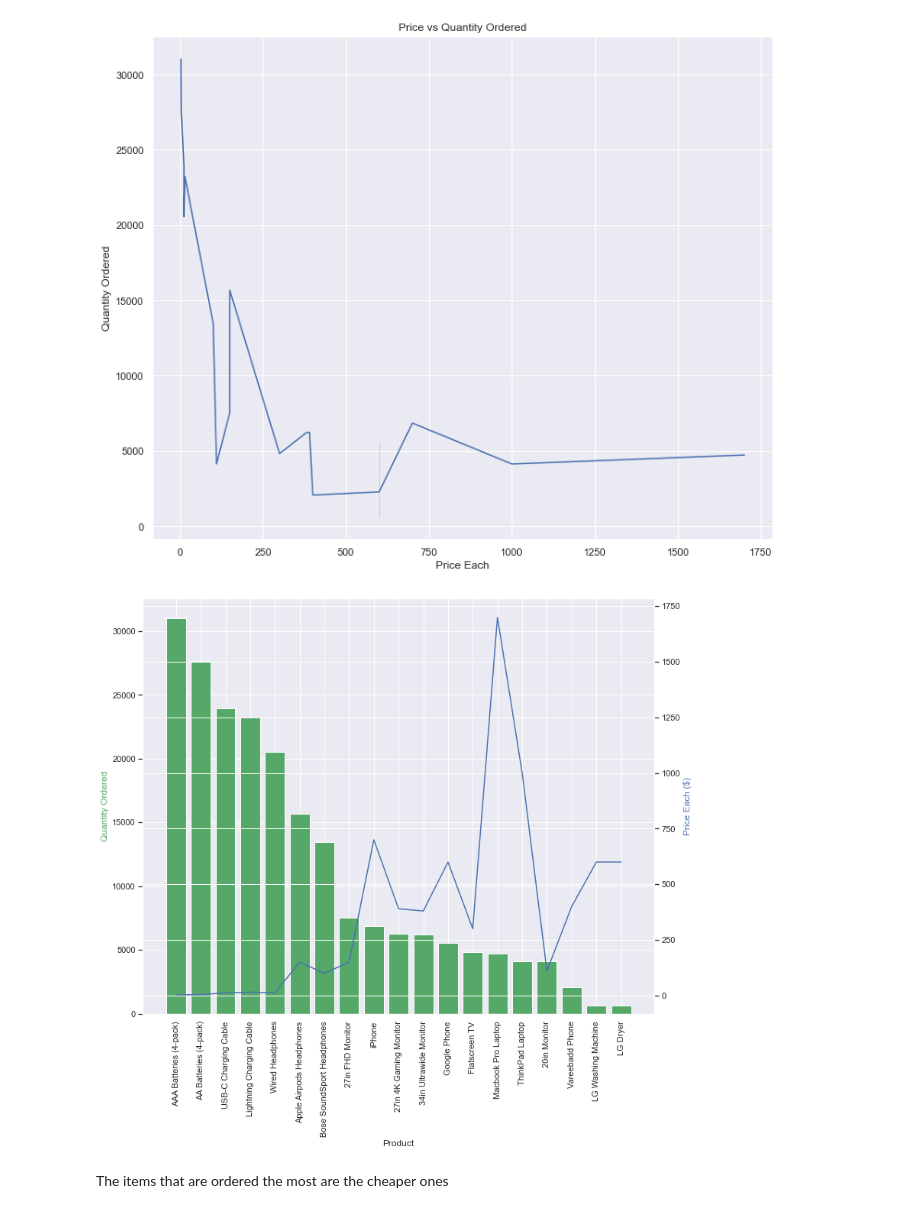
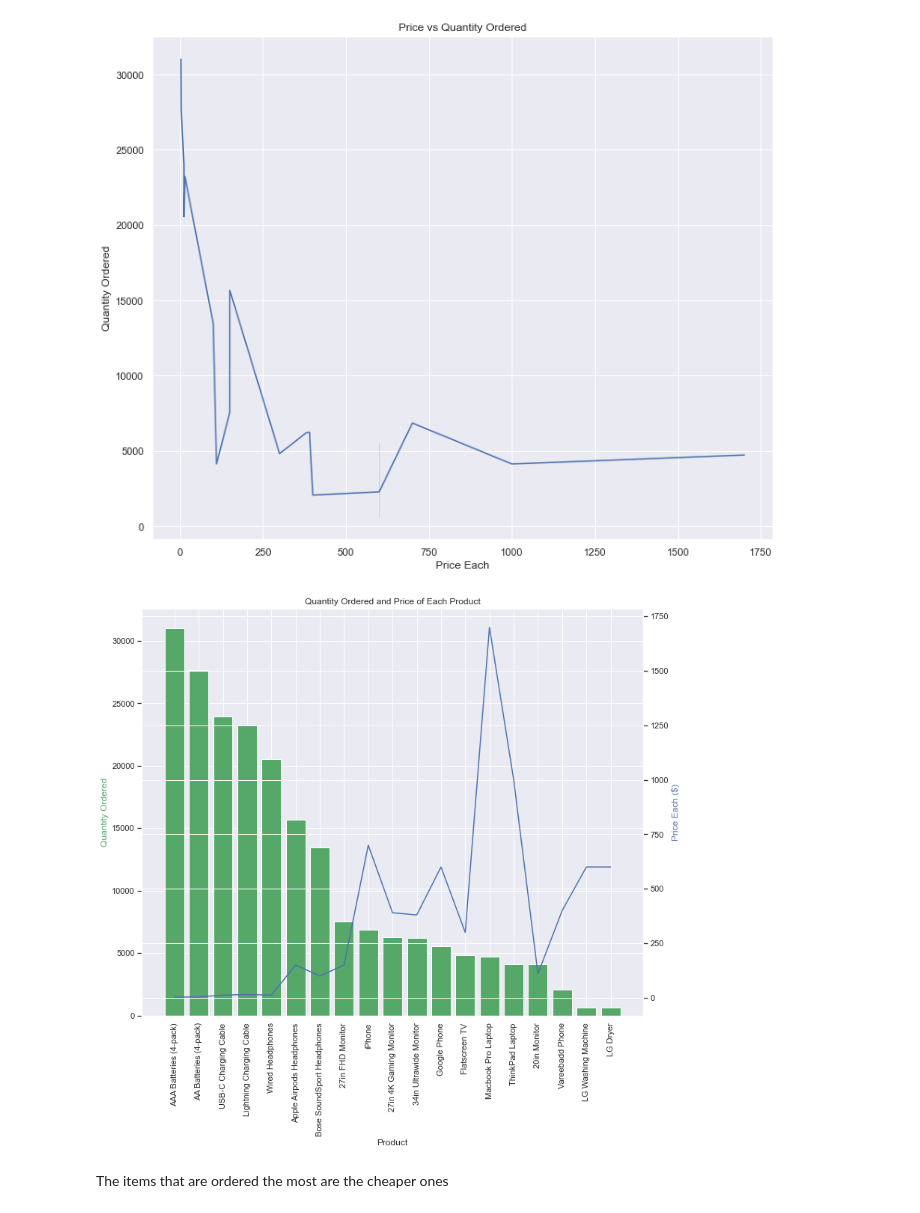
Before and after one commit to aaAbdulkadir/DataPortfolio, a Jupyter notebook: SalesAnalysis.ipynb, the cells around one changed output. Cells and saved outputs as stored; diff of their text form; code cells hidden in the pictures.

```diff
--- a/SalesAnalysis.ipynb
+++ b/SalesAnalysis.ipynb
@@ -675,18 +675,19 @@ plt.show()
 # %%
 fig, ax1 = plt.subplots()
 
 ax2 = ax1.twinx()
 
 ax1.bar(sold_the_most['Product'], sold_the_most['Quantity Ordered'], color='g')
 ax2.plot(sold_the_most['Product'], sold_the_most['Price Each'], 'b-')
 
 ax1.set_xlabel('Product')
 ax1.set_ylabel('Quantity Ordered', color='g')
 ax2.set_ylabel('Price Each ($)', color='b')
 
 ax1.set_xticklabels(sold_the_most['Product'], rotation='vertical')
+ax1.set_title('Quantity Ordered and Price of Each Product')
 plt.show()
 # %% [output]
-[figure, old version]
+[figure, new version]
 # %% [markdown]
 The items that are ordered the most are the cheaper ones
```
